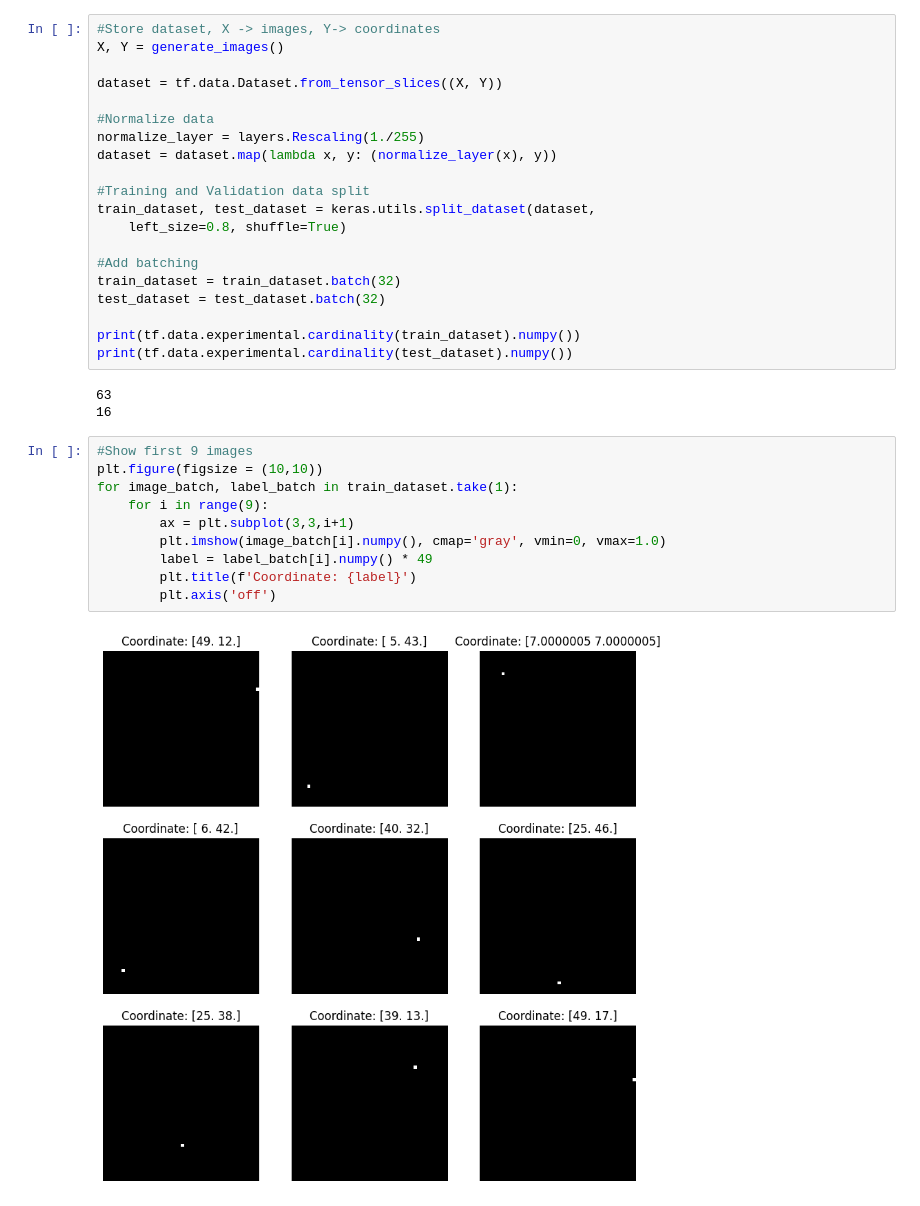
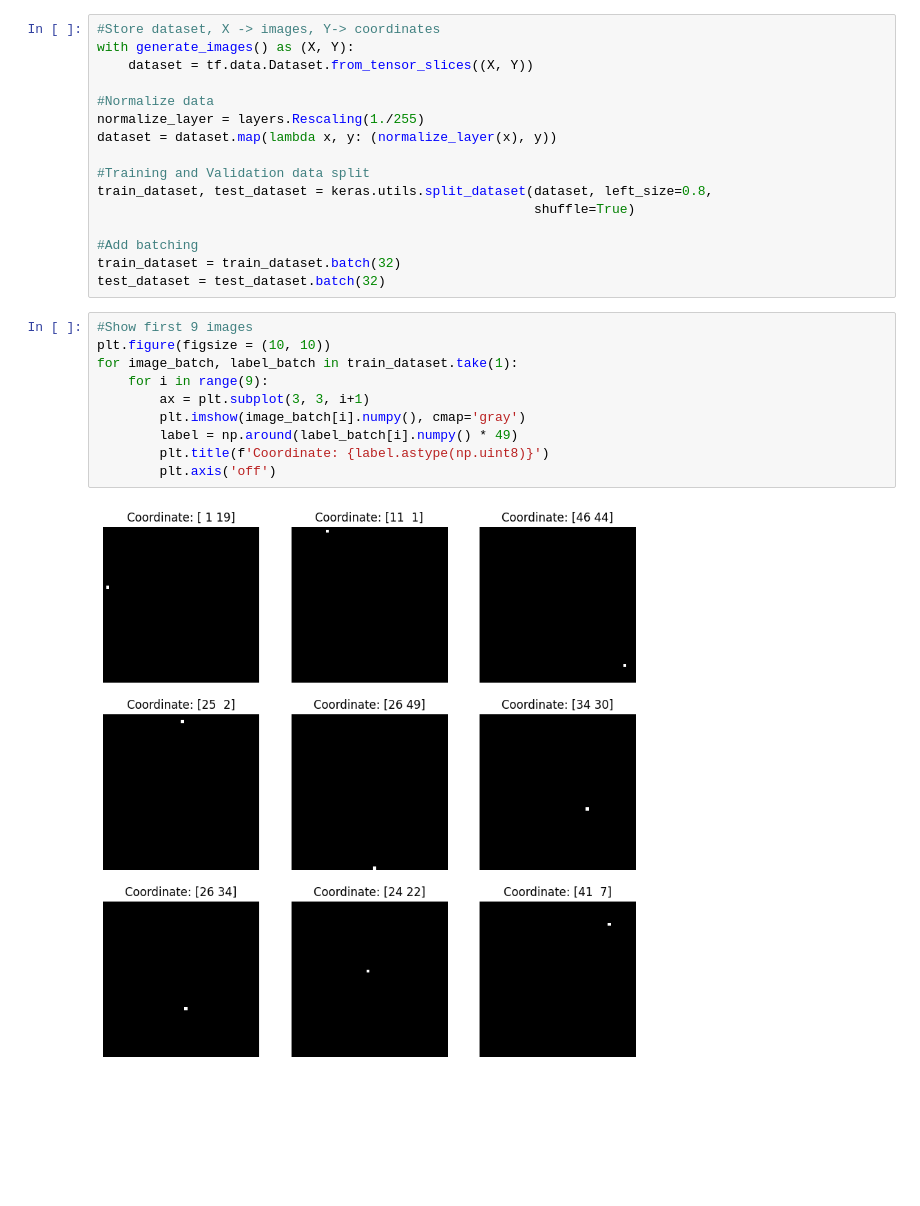
Before and after one commit to AbdulMuizz789/PixelFinder, a Jupyter notebook: PixelFind.ipynb, the cells around one changed output. Saved outputs shown, nothing was run; the diff lists cells and outputs as text; blank space fills up the shorter version.

```diff
--- a/PixelFind.ipynb
+++ b/PixelFind.ipynb
@@ -24,36 +36,29 @@ def generate_images(img_size=50):
     return images, coords
 # %%
 #Store dataset, X -> images, Y-> coordinates
-X, Y = generate_images()
-
-dataset = tf.data.Dataset.from_tensor_slices((X, Y))
+with generate_images() as (X, Y):
+    dataset = tf.data.Dataset.from_tensor_slices((X, Y))
 
 #Normalize data
 normalize_layer = layers.Rescaling(1./255)
 dataset = dataset.map(lambda x, y: (normalize_layer(x), y))
 
 #Training and Validation data split
-train_dataset, test_dataset = keras.utils.split_dataset(dataset,
-    left_size=0.8, shuffle=True)
+train_dataset, test_dataset = keras.utils.split_dataset(dataset, left_size=0.8,
+                                                        shuffle=True)
 
 #Add batching
 train_dataset = train_dataset.batch(32)
 test_dataset = test_dataset.batch(32)
-
-print(tf.data.experimental.cardinality(train_dataset).numpy())
-print(tf.data.experimental.cardinality(test_dataset).numpy())
-# %% [output]
-63
-16
 # %%
 #Show first 9 images
-plt.figure(figsize = (10,10))
+plt.figure(figsize = (10, 10))
 for image_batch, label_batch in train_dataset.take(1):
     for i in range(9):
-        ax = plt.subplot(3,3,i+1)
-        plt.imshow(image_batch[i].numpy(), cmap='gray', vmin=0, vmax=1.0)
-        label = label_batch[i].numpy() * 49
-        plt.title(f'Coordinate: {label}')
+        ax = plt.subplot(3, 3, i+1)
+        plt.imshow(image_batch[i].numpy(), cmap='gray')
+        label = np.around(label_batch[i].numpy() * 49)
+        plt.title(f'Coordinate: {label.astype(np.uint8)}')
         plt.axis('off')
 # %% [output]
-[figure, old version]
+[figure, new version]
```
Also changed, not shown: parts of 11 cells of this notebook.
